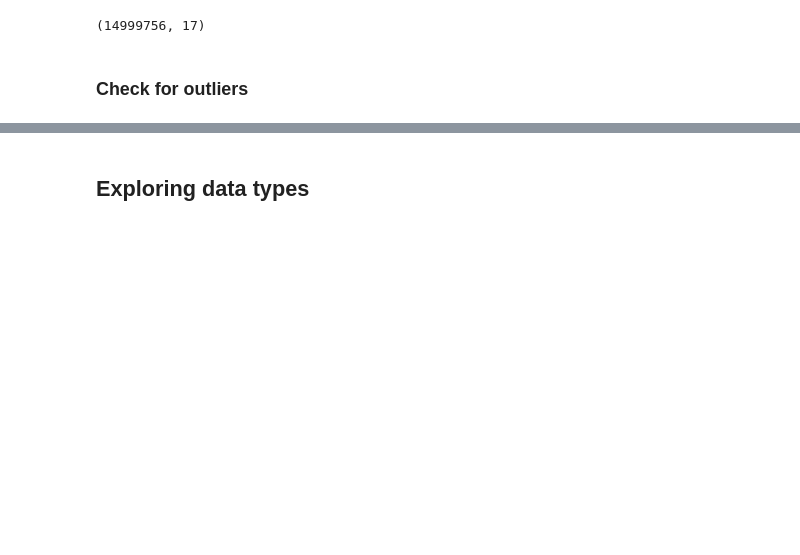
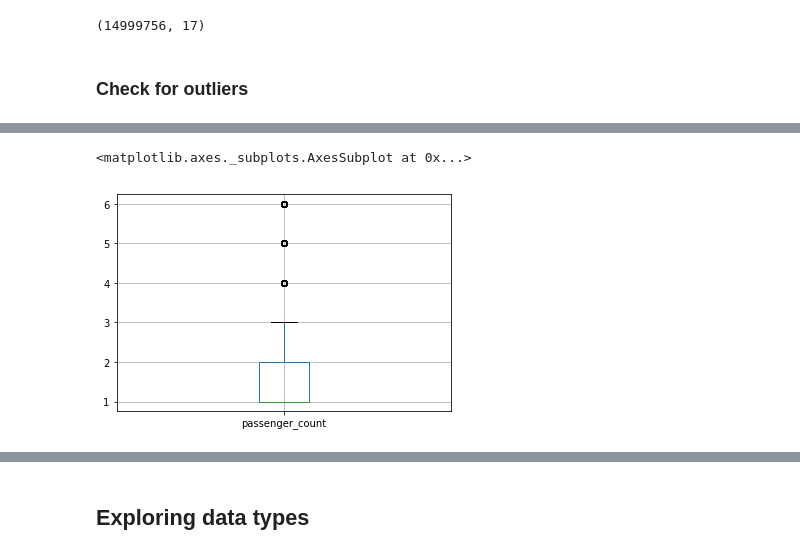
Before and after one commit to MIE368-Team-8/Data-Cleaning, a Jupyter notebook: TaxiDataCleaning.ipynb, the cells around one changed output, grey strips where cells are left out. Drawn from its saved outputs; the diff is of its cells as text; code cells hidden in the pictures; blank space fills up the shorter version.

```diff
--- a/TaxiDataCleaning.ipynb
+++ b/TaxiDataCleaning.ipynb
@@ -50,6 +61,6 @@ dtype: object
 # %% [markdown]
 ### Check for duplictes
 # %%
-taxi14['unique_model'] = taxi14.vendor_id.str.cat(
-    [taxi14.pickup_datetime.apply(str), taxi14.dropoff_datetime.apply(str)],sep='-')
+taxi['unique_model'] = taxi.vendor_id.str.cat(
+    [taxi.pickup_datetime.apply(str), taxi.dropoff_datetime.apply(str)],sep='-')
 # %%
@@ -67,0 +108,3 @@ taxi14.shape
+# %%
+taxi = taxi.drop_duplicates()
+taxi.shape
@@ -106,7 +157,7 @@ del taxi14['store_and_fwd_flag']
 # %%
-taxi14 = taxi14.dropna(subset=["dropoff_longitude", "dropoff_latitude"])
+taxi = taxi.dropna(subset=["dropoff_longitude", "dropoff_latitude"])
 
-taxi14.shape
+taxi.shape
 # %% [output]
 (14999756, 17)
 # %% [markdown]
@@ -240,0 +186,7 @@ total_amount | 66311 | float64
+# %%
+taxi = taxi[(taxi.passenger_count > 0) & (taxi.passenger_count < 7)]
+# %%
+taxi.boxplot(column='passenger_count')
+# %% [output]
+<matplotlib.axes._subplots.AxesSubplot at 0x...>
+[figure, added]
```
Also changed, not shown: parts of 78 cells of this notebook.
